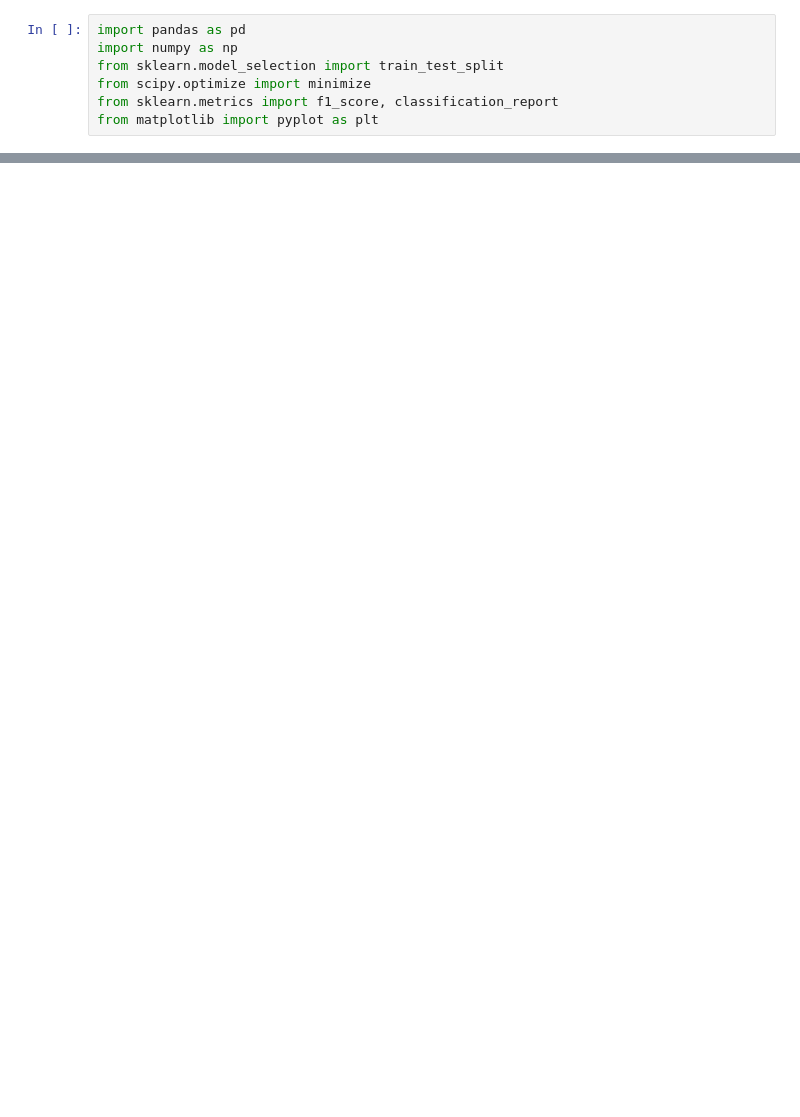
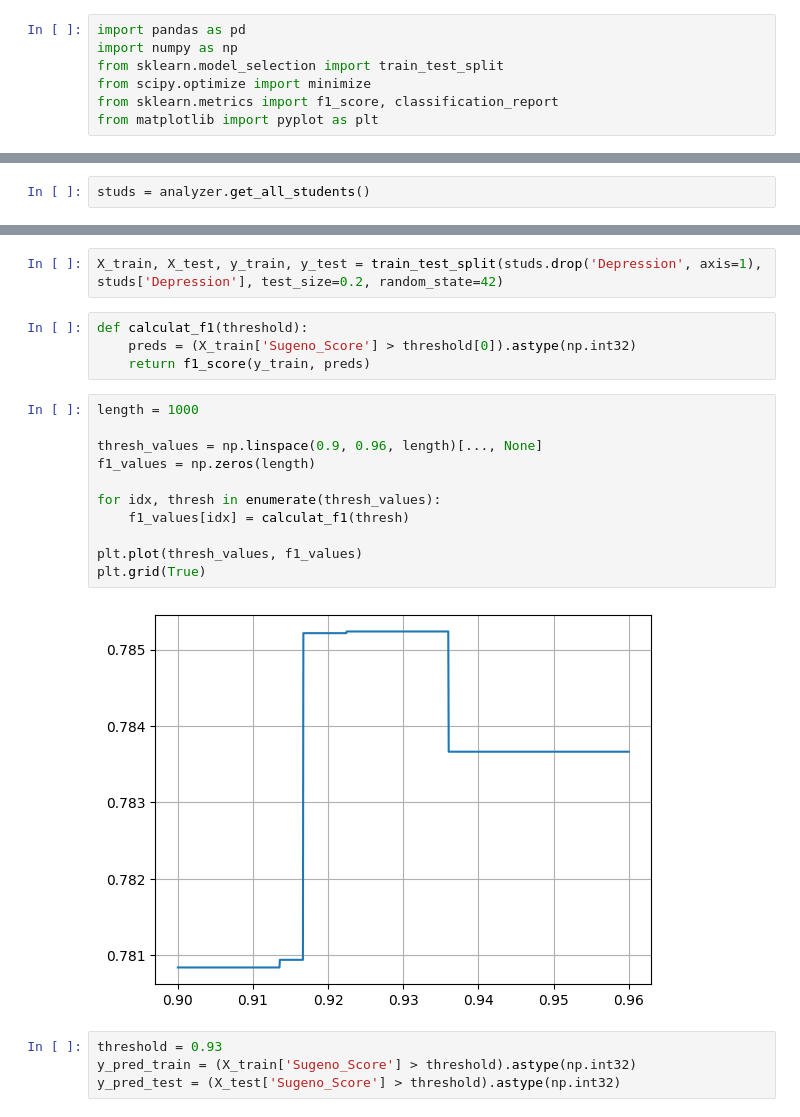
Before and after one commit to WhyNotKo/Decision_Theory, a Jupyter notebook: lab5.ipynb, the cells around one changed output, grey strips where cells are left out. Drawn from its saved outputs; the diff is of its cells as text; blank space fills up the shorter version.

```diff
--- a/lab5.ipynb
+++ b/lab5.ipynb
@@ -180,0 +218,2 @@ Name: count, dtype: int64
+# %%
+studs = analyzer.get_all_students()
@@ -180,0 +232,23 @@ Name: count, dtype: int64
+# %%
+X_train, X_test, y_train, y_test = train_test_split(studs.drop('Depression', axis=1), studs['Depression'], test_size=0.2, random_state=42)
+# %%
+def calculat_f1(threshold):
+    preds = (X_train['Sugeno_Score'] > threshold[0]).astype(np.int32)
+    return f1_score(y_train, preds)
+# %%
+length = 1000
+
+thresh_values = np.linspace(0.9, 0.96, length)[..., None]
+f1_values = np.zeros(length)
+
+for idx, thresh in enumerate(thresh_values):
+    f1_values[idx] = calculat_f1(thresh)
+
+plt.plot(thresh_values, f1_values)
+plt.grid(True)
+# %% [output]
+[figure, added]
+# %%
+threshold = 0.93
+y_pred_train = (X_train['Sugeno_Score'] > threshold).astype(np.int32)
+y_pred_test = (X_test['Sugeno_Score'] > threshold).astype(np.int32)
```
Also changed, not shown: parts of 17 cells of this notebook.
